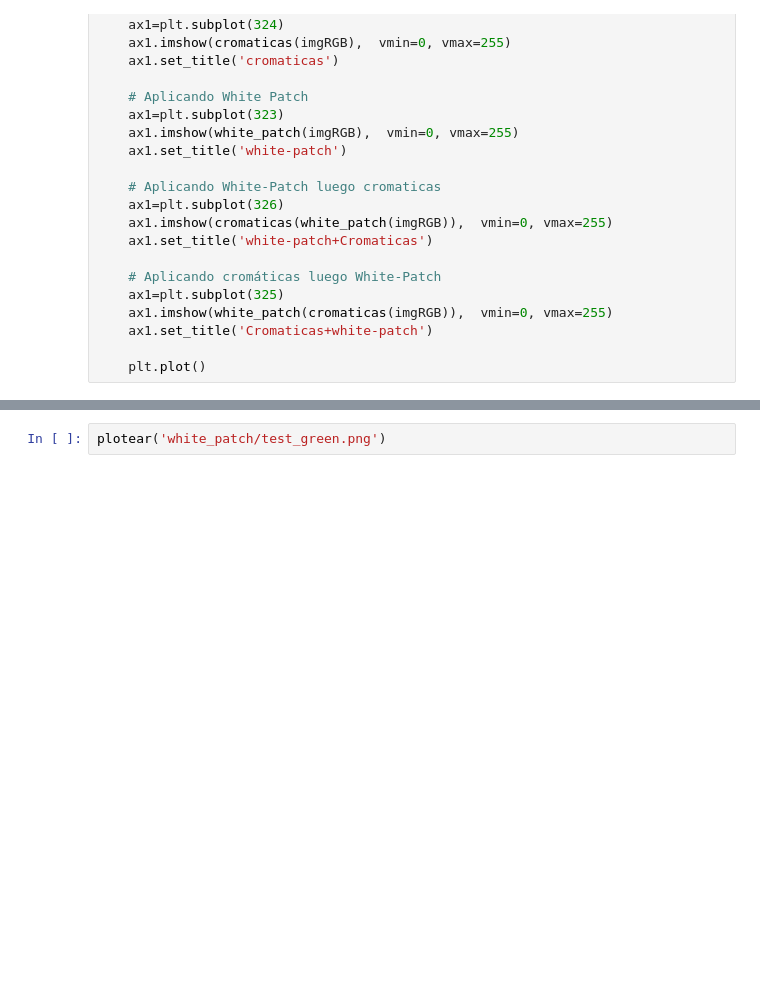
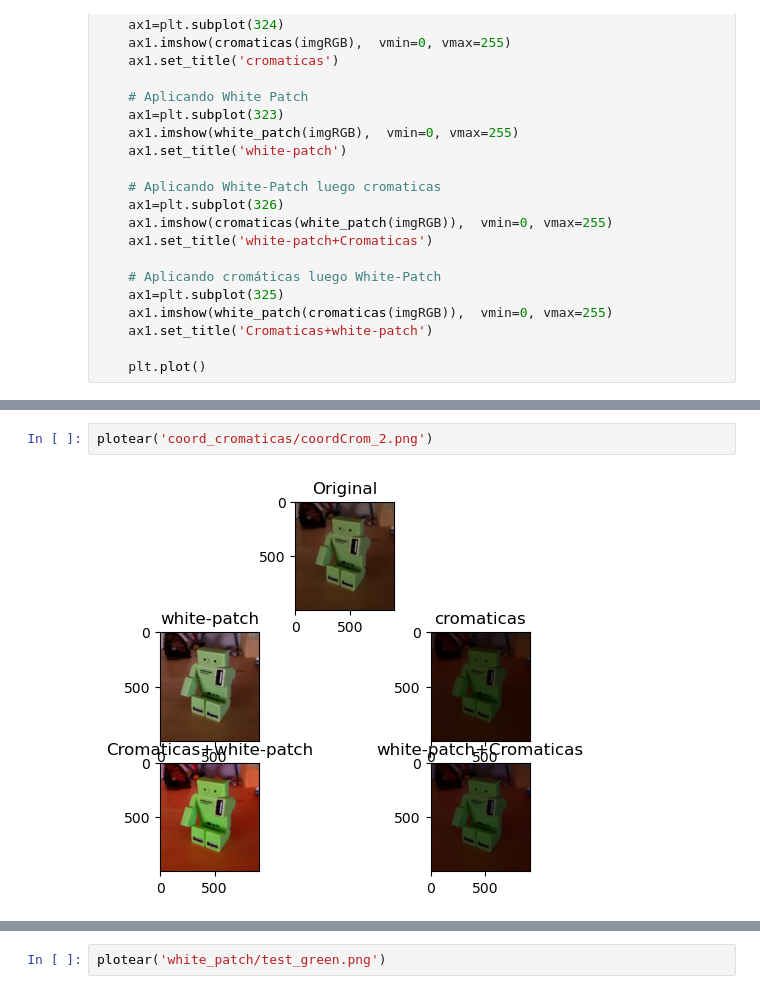
Before and after one commit to juanpsch/vision_computadora_I, a Jupyter notebook: Material_TPs/TP1/TP1.ipynb, the cells around one changed output, grey strips where cells are left out. Saved outputs shown, nothing was run; the diff lists cells and outputs as text; blank space fills up the shorter version.

```diff
--- a/Material_TPs/TP1/TP1.ipynb
+++ b/Material_TPs/TP1/TP1.ipynb
@@ -85,0 +98,4 @@ def plotear(imagen):
+# %%
+plotear('coord_cromaticas/coordCrom_2.png')
+# %% [output]
+[figure, added]
```
Also changed, not shown: parts of 17 cells of this notebook.
